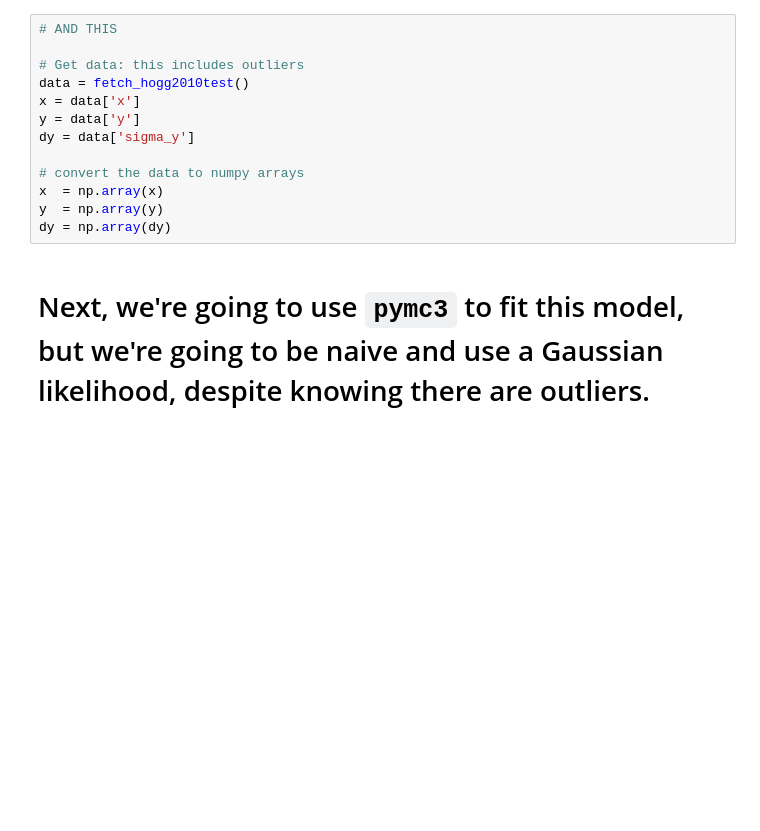
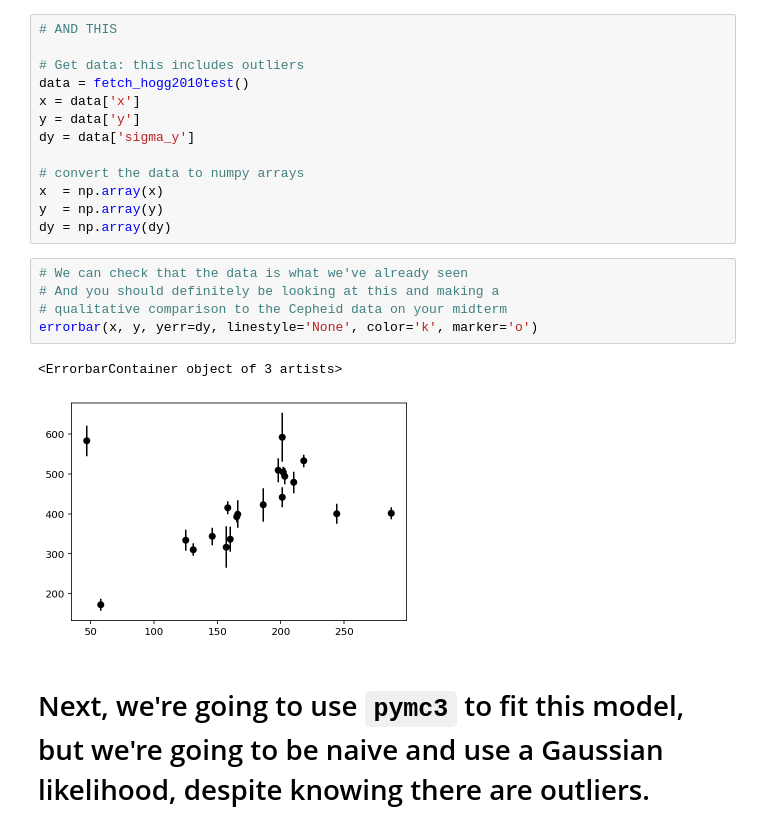
Before and after one commit to gnarayan/ast596_2020_Spring, a Jupyter notebook: lecture/07/week07.ipynb, the cells around one changed output. Drawn from its saved outputs; the diff is of its cells as text; blank space fills up the shorter version.

```diff
--- a/lecture/07/week07.ipynb
+++ b/lecture/07/week07.ipynb
@@ -173,6 +173,14 @@ dy = data['sigma_y']
 x  = np.array(x)
 y  = np.array(y)
 dy = np.array(dy)
+# %%
+# We can check that the data is what we've already seen
+# And you should definitely be looking at this and making a
+# qualitative comparison to the Cepheid data on your midterm
+errorbar(x, y, yerr=dy, linestyle='None', color='k', marker='o')
+# %% [output]
+<ErrorbarContainer object of 3 artists>
+[figure, added]
 # %% [markdown]
 # Next, we're going to use `pymc3` to fit this model, but we're going to be naive and use a Gaussian likelihood, despite knowing there are outliers.
 # %%
```
Also changed, not shown: parts of 13 cells of this notebook.
